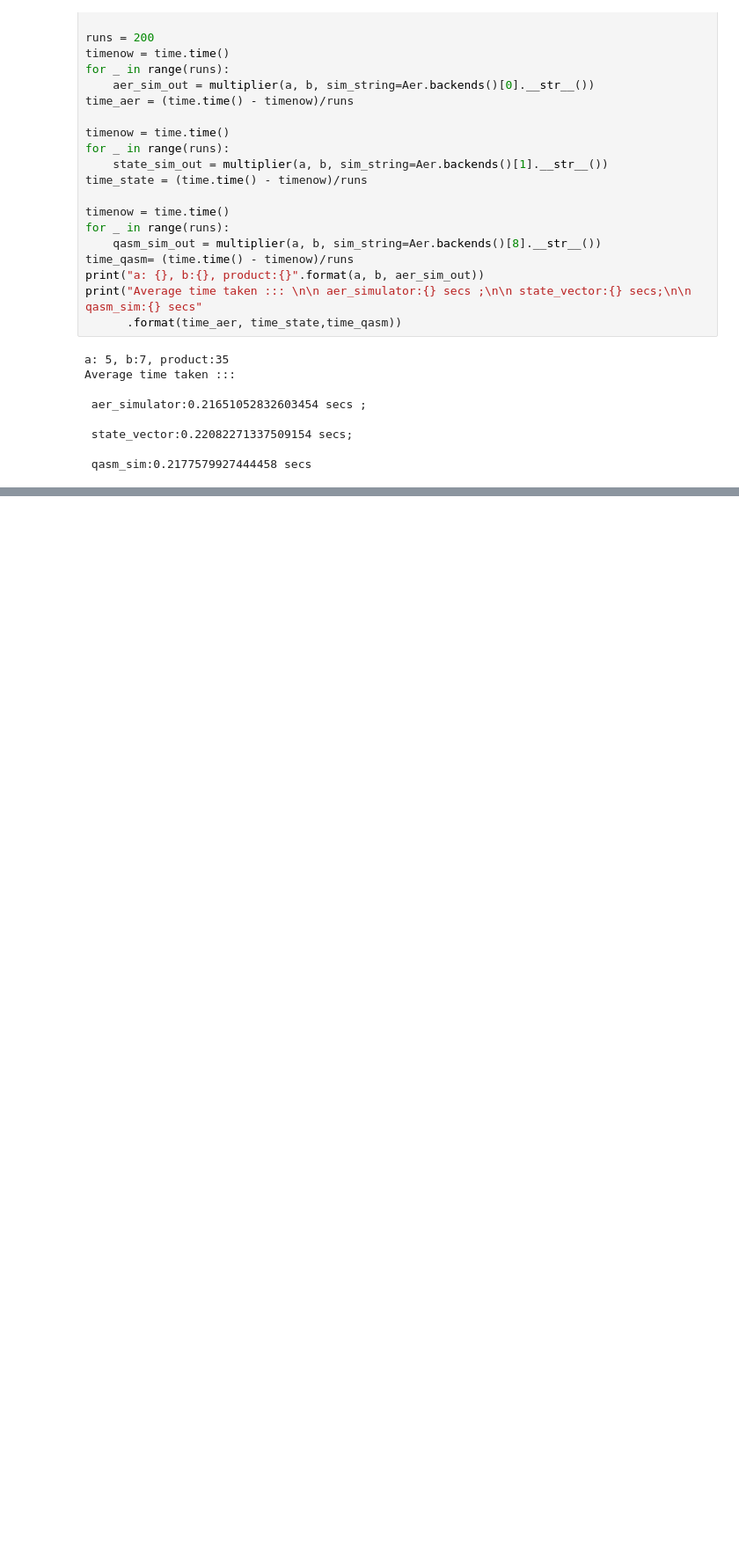
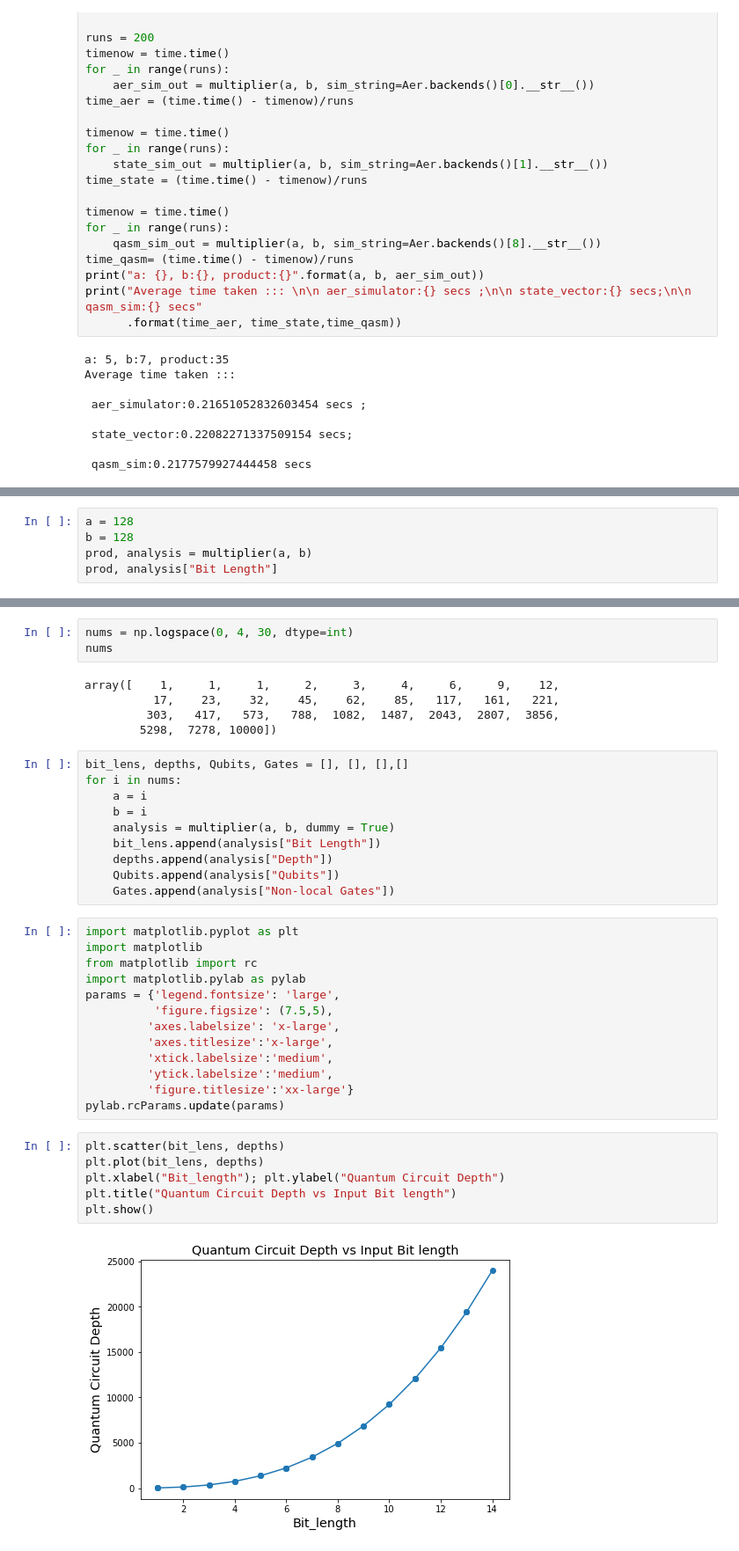
Before and after one commit to AnDa-creator/QOSF-task1-cohort6, a Jupyter notebook: QOSF task 1.ipynb, the cells around one changed output, grey strips where cells are left out. Shown at 88% size. Drawn from its saved outputs; the diff is of its cells as text; blank space fills up the shorter version.

```diff
--- a/QOSF task 1.ipynb
+++ b/QOSF task 1.ipynb
@@ -395,0 +420,5 @@ Average time taken :::
+# %%
+a = 128
+b = 128
+prod, analysis = multiplier(a, b)
+prod, analysis["Bit Length"]
@@ -395,0 +436,39 @@ Average time taken :::
+# %%
+nums = np.logspace(0, 4, 30, dtype=int)
+nums
+# %% [output]
+array([    1,     1,     1,     2,     3,     4,     6,     9,    12,
+          17,    23,    32,    45,    62,    85,   117,   161,   221,
+         303,   417,   573,   788,  1082,  1487,  2043,  2807,  3856,
+        5298,  7278, 10000])
+# %%
+bit_lens, depths, Qubits, Gates = [], [], [],[]
+for i in nums:
+    a = i
+    b = i
+    analysis = multiplier(a, b, dummy = True)
+    bit_lens.append(analysis["Bit Length"])
+    depths.append(analysis["Depth"])
+    Qubits.append(analysis["Qubits"])
+    Gates.append(analysis["Non-local Gates"])
+# %%
+import matplotlib.pyplot as plt
+import matplotlib
+from matplotlib import rc
+import matplotlib.pylab as pylab
+params = {'legend.fontsize': 'large',
+          'figure.figsize': (7.5,5),
+         'axes.labelsize': 'x-large',
+         'axes.titlesize':'x-large',
+         'xtick.labelsize':'medium',
+         'ytick.labelsize':'medium',
+         'figure.titlesize':'xx-large'}
+pylab.rcParams.update(params)
+# %%
+plt.scatter(bit_lens, depths)
+plt.plot(bit_lens, depths)
+plt.xlabel("Bit_length"); plt.ylabel("Quantum Circuit Depth")
+plt.title("Quantum Circuit Depth vs Input Bit length")
+plt.show()
+# %% [output]
+[figure, added]
```
Also changed, not shown: parts of 13 cells of this notebook.
